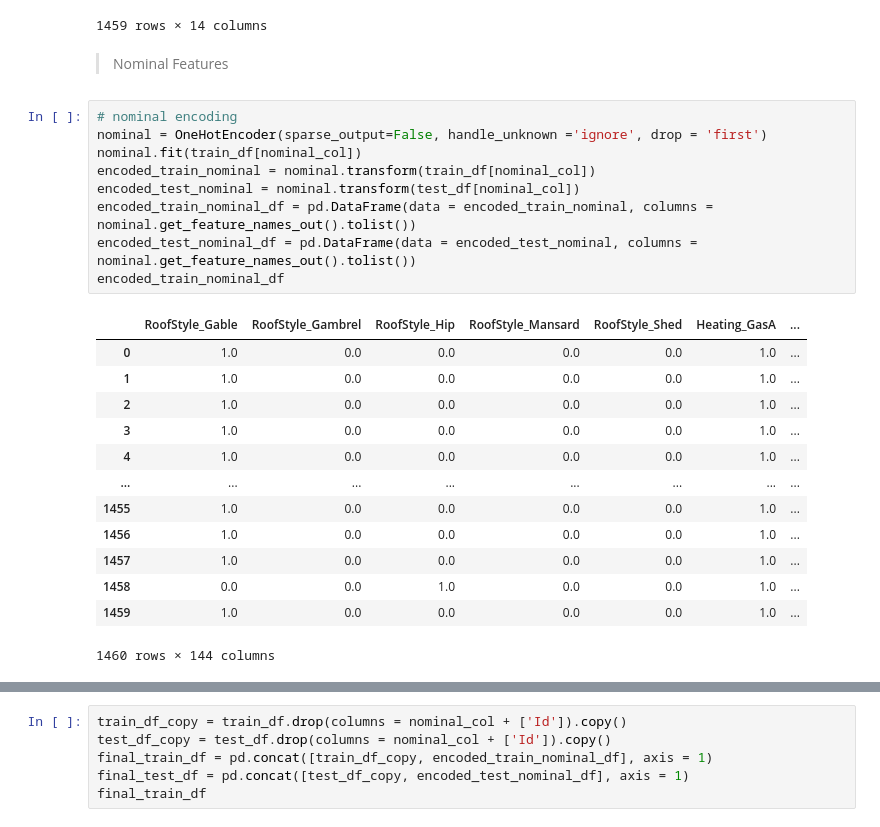
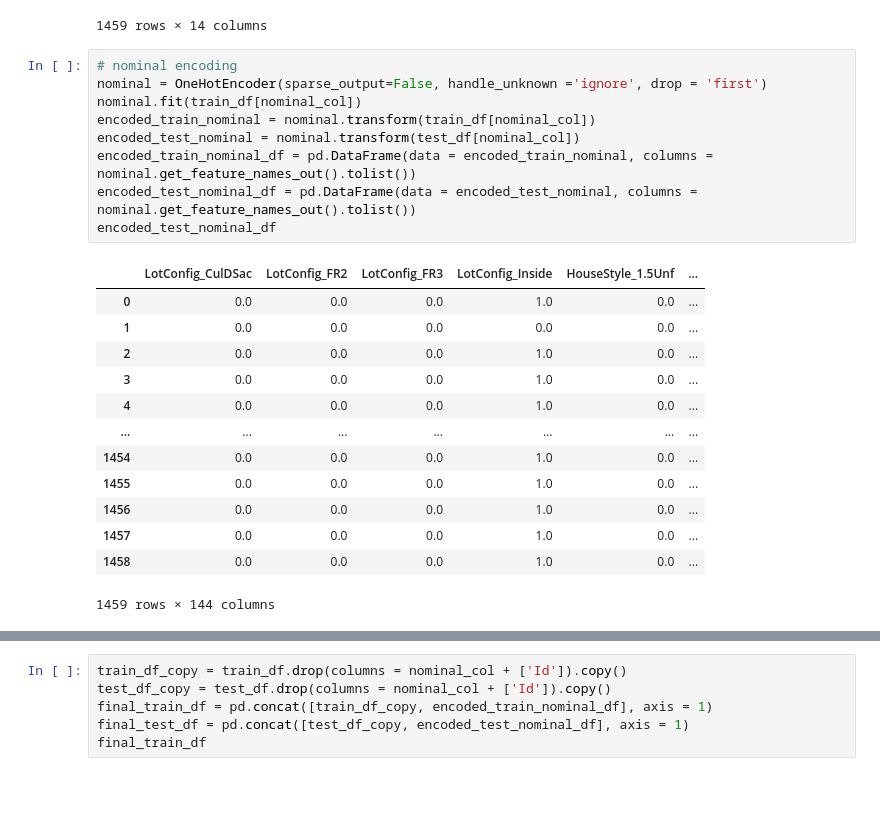
Before and after one commit to Kabi-45/Kaggle-competitions, a Jupyter notebook: Housing-Prediction-Competition.ipynb, the cells around one changed output, grey strips where cells are left out. Saved outputs shown, nothing was run; the diff lists cells and outputs as text; blank space fills up the shorter version.

```diff
--- a/Housing-Prediction-Competition.ipynb
+++ b/Housing-Prediction-Competition.ipynb
@@ -702,31 +698,29 @@ test_df[ordinal_col]
 | 1457 | 3 | 2 | 2 | 2 | 4 | 3 | 3 | 6 | ... |
 | 1458 | 3 | 1 | 2 | 2 | 4 | 3 | 3 | 2 | ... |
 1459 rows × 14 columns
-# %% [markdown]
-> Nominal Features
 # %%
 # nominal encoding
 nominal = OneHotEncoder(sparse_output=False, handle_unknown ='ignore', drop = 'first')
 nominal.fit(train_df[nominal_col])
 encoded_train_nominal = nominal.transform(train_df[nominal_col])
 encoded_test_nominal = nominal.transform(test_df[nominal_col])
 encoded_train_nominal_df = pd.DataFrame(data = encoded_train_nominal, columns = nominal.get_feature_names_out().tolist())
 encoded_test_nominal_df = pd.DataFrame(data = encoded_test_nominal, columns = nominal.get_feature_names_out().tolist())
-encoded_train_nominal_df
+encoded_test_nominal_df
 # %% [output]
-|  | RoofStyle_Gable | RoofStyle_Gambrel | RoofStyle_Hip | RoofStyle_Mansard | RoofStyle_Shed | Heating_GasA | ... |
-| 0 | 1.0 | 0.0 | 0.0 | 0.0 | 0.0 | 1.0 | ... |
-| 1 | 1.0 | 0.0 | 0.0 | 0.0 | 0.0 | 1.0 | ... |
-| 2 | 1.0 | 0.0 | 0.0 | 0.0 | 0.0 | 1.0 | ... |
-| 3 | 1.0 | 0.0 | 0.0 | 0.0 | 0.0 | 1.0 | ... |
-| 4 | 1.0 | 0.0 | 0.0 | 0.0 | 0.0 | 1.0 | ... |
-| ... | ... | ... | ... | ... | ... | ... | ... |
-| 1455 | 1.0 | 0.0 | 0.0 | 0.0 | 0.0 | 1.0 | ... |
-| 1456 | 1.0 | 0.0 | 0.0 | 0.0 | 0.0 | 1.0 | ... |
-| 1457 | 1.0 | 0.0 | 0.0 | 0.0 | 0.0 | 1.0 | ... |
-| 1458 | 0.0 | 0.0 | 1.0 | 0.0 | 0.0 | 1.0 | ... |
-| 1459 | 1.0 | 0.0 | 0.0 | 0.0 | 0.0 | 1.0 | ... |
+|  | LotConfig_CulDSac | LotConfig_FR2 | LotConfig_FR3 | LotConfig_Inside | HouseStyle_1.5Unf | ... |
+| 0 | 0.0 | 0.0 | 0.0 | 1.0 | 0.0 | ... |
+| 1 | 0.0 | 0.0 | 0.0 | 0.0 | 0.0 | ... |
+| 2 | 0.0 | 0.0 | 0.0 | 1.0 | 0.0 | ... |
+| 3 | 0.0 | 0.0 | 0.0 | 1.0 | 0.0 | ... |
+| 4 | 0.0 | 0.0 | 0.0 | 1.0 | 0.0 | ... |
+| ... | ... | ... | ... | ... | ... | ... |
+| 1454 | 0.0 | 0.0 | 0.0 | 1.0 | 0.0 | ... |
+| 1455 | 0.0 | 0.0 | 0.0 | 1.0 | 0.0 | ... |
+| 1456 | 0.0 | 0.0 | 0.0 | 1.0 | 0.0 | ... |
+| 1457 | 0.0 | 0.0 | 0.0 | 1.0 | 0.0 | ... |
+| 1458 | 0.0 | 0.0 | 0.0 | 1.0 | 0.0 | ... |
-1460 rows × 144 columns
+1459 rows × 144 columns
 # %%
 nominal.feature_names_in_.tolist()
 # %% [output]
```
Also changed, not shown: parts of 20 cells of this notebook.
